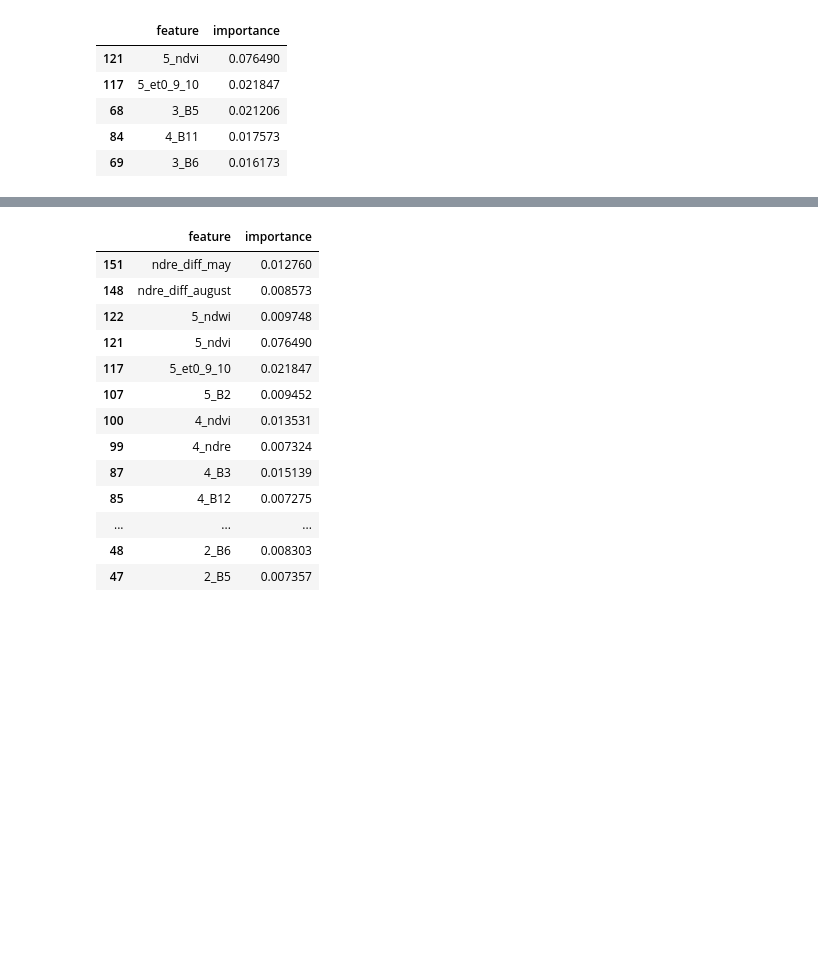
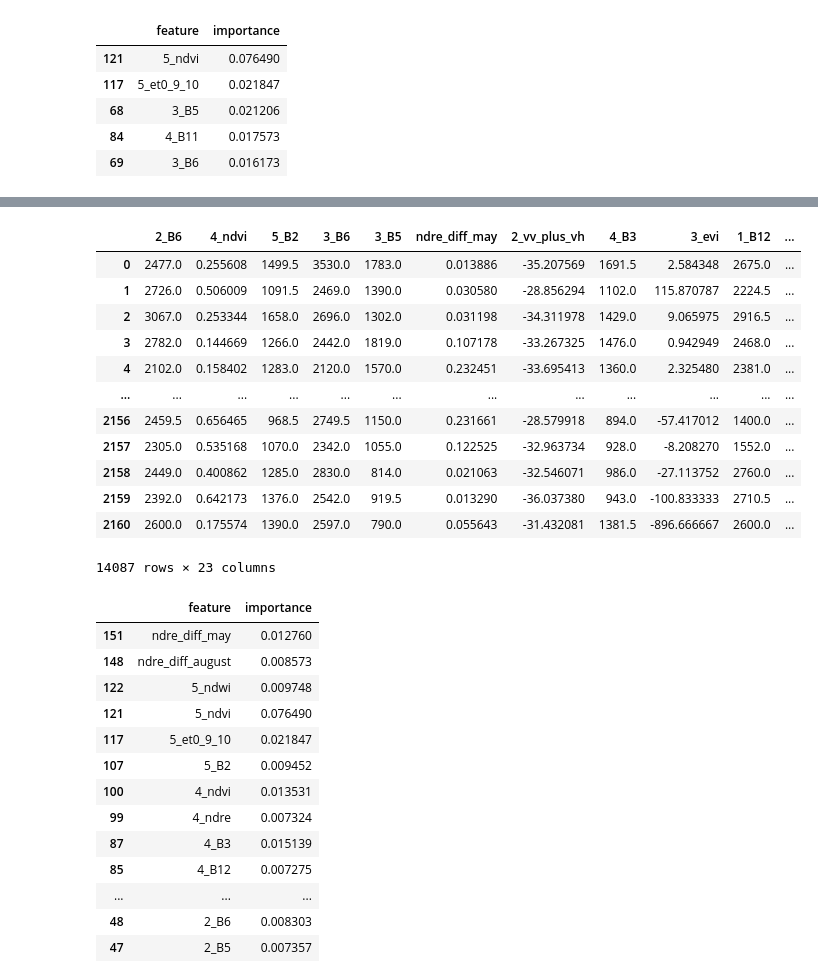
Before and after one commit to hadibaig1/agriculture_project, a Jupyter notebook: Drive-Data-Reduced.ipynb, the cells around one changed output, grey strips where cells are left out. Saved outputs shown, nothing was run; the diff lists cells and outputs as text; code cells hidden in the pictures; blank space fills up the shorter version.

```diff
--- a/Drive-Data-Reduced.ipynb
+++ b/Drive-Data-Reduced.ipynb
@@ -232,3 +247,19 @@ xgb_importances[2020][:5]
+# %%
+df = df.drop(co)
+# %% [output]
+|  | 2_B6 | 4_ndvi | 5_B2 | 3_B6 | 3_B5 | ndre_diff_may | 2_vv_plus_vh | 4_B3 | 3_evi | 1_B12 | ... |
+| 0 | 2477.0 | 0.255608 | 1499.5 | 3530.0 | 1783.0 | 0.013886 | -35.207569 | 1691.5 | 2.584348 | 2675.0 | ... |
+| 1 | 2726.0 | 0.506009 | 1091.5 | 2469.0 | 1390.0 | 0.030580 | -28.856294 | 1102.0 | 115.870787 | 2224.5 | ... |
+| 2 | 3067.0 | 0.253344 | 1658.0 | 2696.0 | 1302.0 | 0.031198 | -34.311978 | 1429.0 | 9.065975 | 2916.5 | ... |
+| 3 | 2782.0 | 0.144669 | 1266.0 | 2442.0 | 1819.0 | 0.107178 | -33.267325 | 1476.0 | 0.942949 | 2468.0 | ... |
+| 4 | 2102.0 | 0.158402 | 1283.0 | 2120.0 | 1570.0 | 0.232451 | -33.695413 | 1360.0 | 2.325480 | 2381.0 | ... |
+| ... | ... | ... | ... | ... | ... | ... | ... | ... | ... | ... | ... |
+| 2156 | 2459.5 | 0.656465 | 968.5 | 2749.5 | 1150.0 | 0.231661 | -28.579918 | 894.0 | -57.417012 | 1400.0 | ... |
+| 2157 | 2305.0 | 0.535168 | 1070.0 | 2342.0 | 1055.0 | 0.122525 | -32.963734 | 928.0 | -8.208270 | 1552.0 | ... |
+| 2158 | 2449.0 | 0.400862 | 1285.0 | 2830.0 | 814.0 | 0.021063 | -32.546071 | 986.0 | -27.113752 | 2760.0 | ... |
+| 2159 | 2392.0 | 0.642173 | 1376.0 | 2542.0 | 919.5 | 0.013290 | -36.037380 | 943.0 | -100.833333 | 2710.5 | ... |
+| 2160 | 2600.0 | 0.175574 | 1390.0 | 2597.0 | 790.0 | 0.055643 | -31.432081 | 1381.5 | -896.666667 | 2600.0 | ... |
+14087 rows × 23 columns
 # %%
 # Finding only the common features among all years on average
 from functools import reduce
```
Also changed, not shown: parts of 1 cell of this notebook, 4 other files.
